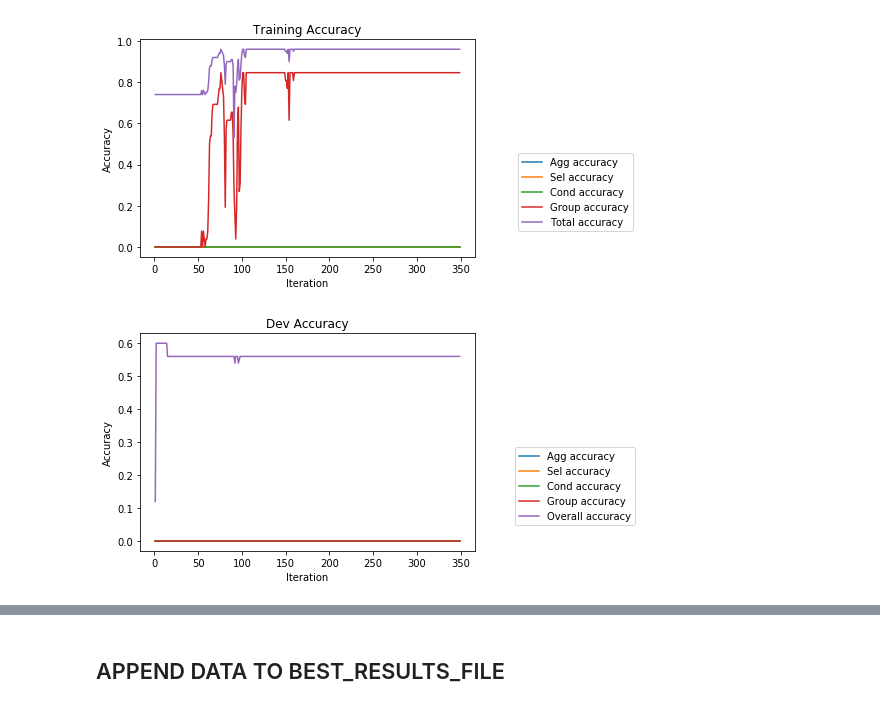
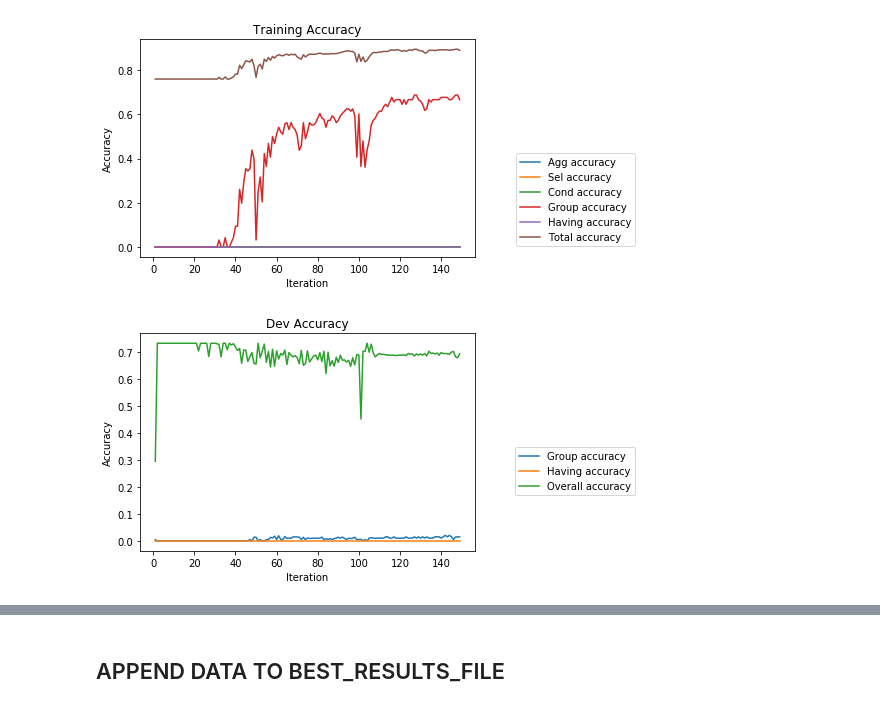
Before and after one commit to shanelleroman/seq2sql, a Jupyter notebook: Visualize Results.ipynb, the cells around one changed output, grey strips where cells are left out. Cells and saved outputs as stored; diff of their text form; code cells hidden in the pictures.

Commit message:
completed groupby, with having

```diff
--- a/Visualize Results.ipynb
+++ b/Visualize Results.ipynb
@@ -15,25 +15,27 @@ x = range(len(my_data) -2) # all the training accuracies
 # %%
 plt.plot(x,my_data[:-2,1], label='Agg accuracy')
 plt.plot(x,my_data[:-2,2], label='Sel accuracy')
 plt.plot(x,my_data[:-2,3], label='Cond accuracy')
 plt.plot(x,my_data[:-2,4], label='Group accuracy')
+plt.plot(x,my_data[:-2,5], label='Having accuracy')
 plt.plot(x, my_data[:-2,0], label = 'Total accuracy')
 plt.xlabel('Iteration')
 plt.ylabel('Accuracy')
 plt.title('Training Accuracy')
 plt.legend(loc=9, bbox_to_anchor=(1.3, 0.5))
 #pylab.legend(loc=9, bbox_to_anchor=(0.5, -0.1))
 plt.show()
 # %% [output]
-[figure, old version]
+[figure, new version]
 # %%
 # Load the data into a np array
 dev_data = np.genfromtxt('results_dev.csv', delimiter=' ', dtype=float)
 # %%
-plt.plot(x,dev_data[:-3,1], label='Agg accuracy')
-plt.plot(x,dev_data[:-3,2], label='Sel accuracy')
-plt.plot(x,dev_data[:-3,3], label='Cond accuracy')
+# plt.plot(x,dev_data[:-3,1], label='Agg accuracy')
+# plt.plot(x,dev_data[:-3,2], label='Sel accuracy')
+# plt.plot(x,dev_data[:-3,3], label='Cond accuracy')
 plt.plot(x,dev_data[:-3,4], label='Group accuracy')
+plt.plot(x,dev_data[:-3,5], label='Having accuracy')
 plt.plot(x, dev_data[:-3,0], label='Overall accuracy')
 plt.xlabel('Iteration')
 plt.ylabel('Accuracy')
@@ -42,7 +44,7 @@ plt.legend(loc=9, bbox_to_anchor=(1.3, 0.5))
 #pylab.legend(loc=9, bbox_to_anchor=(0.5, -0.1))
 plt.show()
 # %% [output]
-[figure, old version]
+[figure, new version]
 # %%
 best_train_acc = np.nanmax(my_data, axis=0)
 # %%
```
Also changed, not shown: parts of 7 cells of this notebook, 8 other files.
